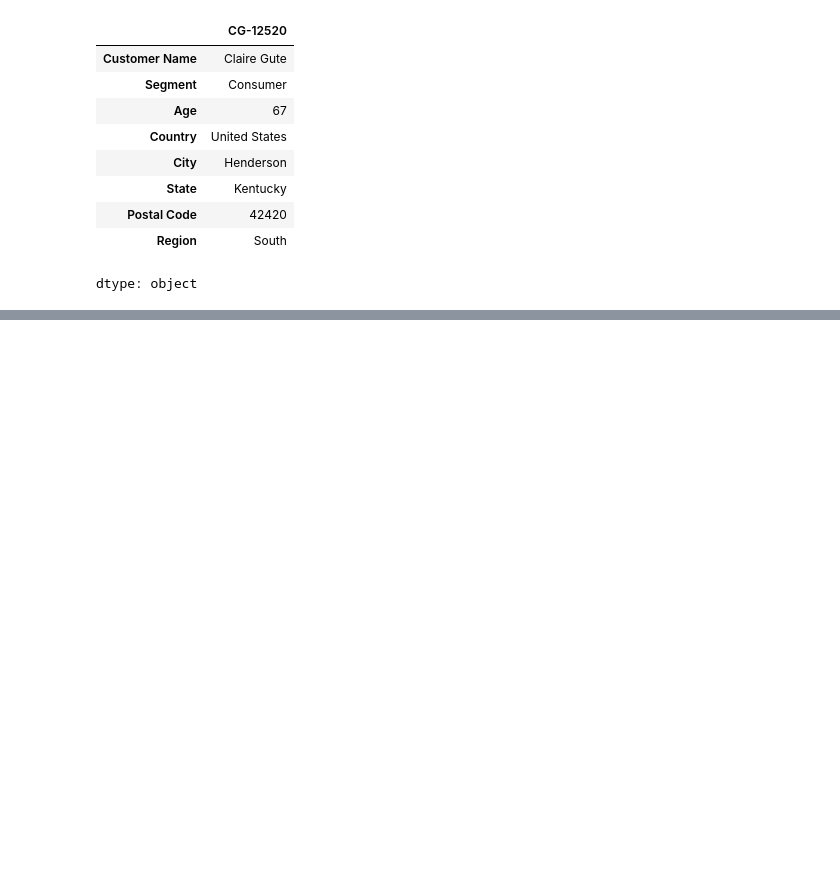
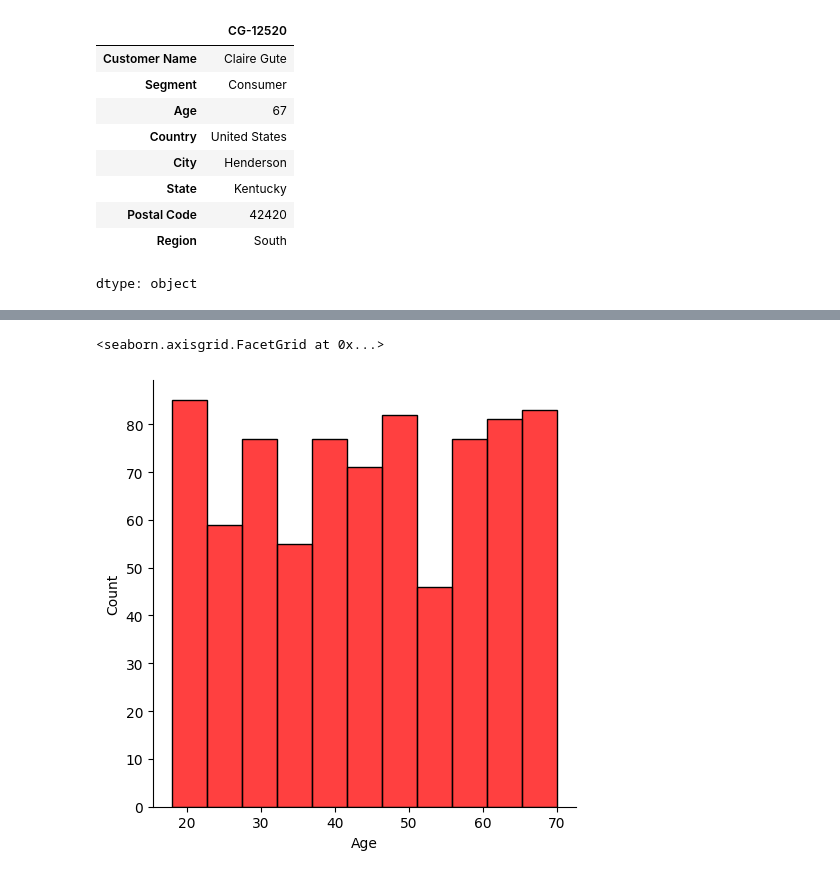
Before and after one commit to samyak2475/ML-UDEMY, a Jupyter notebook: 2.ipynb, the cells around one changed output, grey strips where cells are left out. Saved outputs shown, nothing was run; the diff lists cells and outputs as text; code cells hidden in the pictures; blank space fills up the shorter version.

```diff
--- a/2.ipynb
+++ b/2.ipynb
@@ -216,0 +253,5 @@ df1.iloc[0:5:2]
+# %%
+sns.displot(df.Age, color = "red")
+# %% [output]
+<seaborn.axisgrid.FacetGrid at 0x...>
+[figure, added]
```
Also changed, not shown: parts of 12 cells of this notebook.
